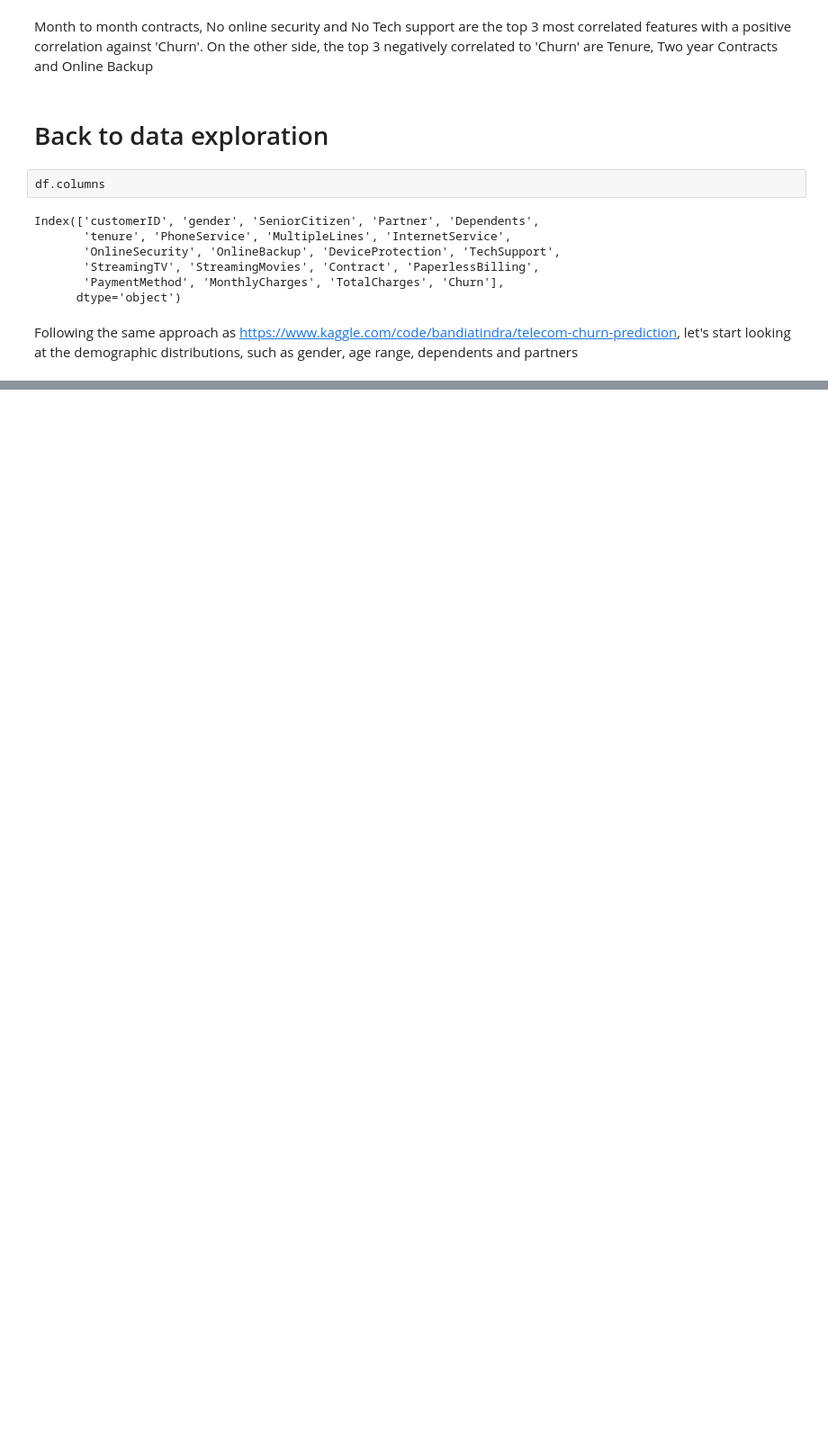
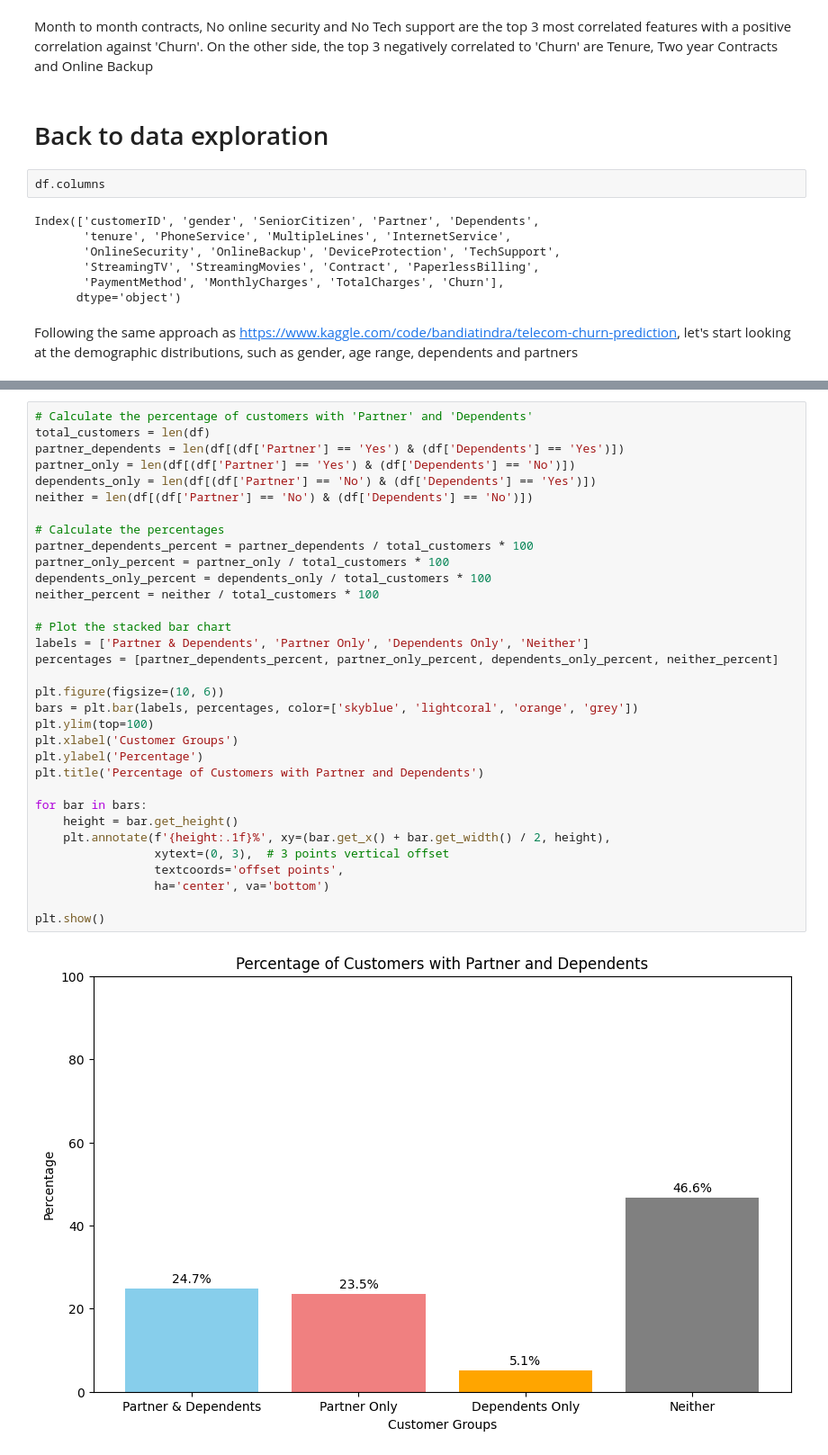
Before and after one commit to emonteiro27/customer_churn, a Jupyter notebook: customer_churn.ipynb, the cells around one changed output, grey strips where cells are left out. Shown at 90% size. Cells and saved outputs as stored; diff of their text form; blank space fills up the shorter version.

Commit message:
Used bar plot to plot the following categories: Partner & Dependents, Partner Only, Dependents Only, Neither

```diff
--- a/customer_churn.ipynb
+++ b/customer_churn.ipynb
@@ -252,0 +247,35 @@ plt.show()
+# %%
+# Calculate the percentage of customers with 'Partner' and 'Dependents'
+total_customers = len(df)
+partner_dependents = len(df[(df['Partner'] == 'Yes') & (df['Dependents'] == 'Yes')])
+partner_only = len(df[(df['Partner'] == 'Yes') & (df['Dependents'] == 'No')])
+dependents_only = len(df[(df['Partner'] == 'No') & (df['Dependents'] == 'Yes')])
+neither = len(df[(df['Partner'] == 'No') & (df['Dependents'] == 'No')])
+
+# Calculate the percentages
+partner_dependents_percent = partner_dependents / total_customers * 100
+partner_only_percent = partner_only / total_customers * 100
+dependents_only_percent = dependents_only / total_customers * 100
+neither_percent = neither / total_customers * 100
+
+# Plot the stacked bar chart
+labels = ['Partner & Dependents', 'Partner Only', 'Dependents Only', 'Neither']
+percentages = [partner_dependents_percent, partner_only_percent, dependents_only_percent, neither_percent]
+
+plt.figure(figsize=(10, 6))
+bars = plt.bar(labels, percentages, color=['skyblue', 'lightcoral', 'orange', 'grey'])
+plt.ylim(top=100)
+plt.xlabel('Customer Groups')
+plt.ylabel('Percentage')
+plt.title('Percentage of Customers with Partner and Dependents')
+
+for bar in bars:
+    height = bar.get_height()
+    plt.annotate(f'{height:.1f}%', xy=(bar.get_x() + bar.get_width() / 2, height),
+                 xytext=(0, 3),  # 3 points vertical offset
+                 textcoords='offset points',
+                 ha='center', va='bottom')
+
+plt.show()
+# %% [output]
+[figure, added]
```
Also changed, not shown: parts of 2 cells of this notebook.
